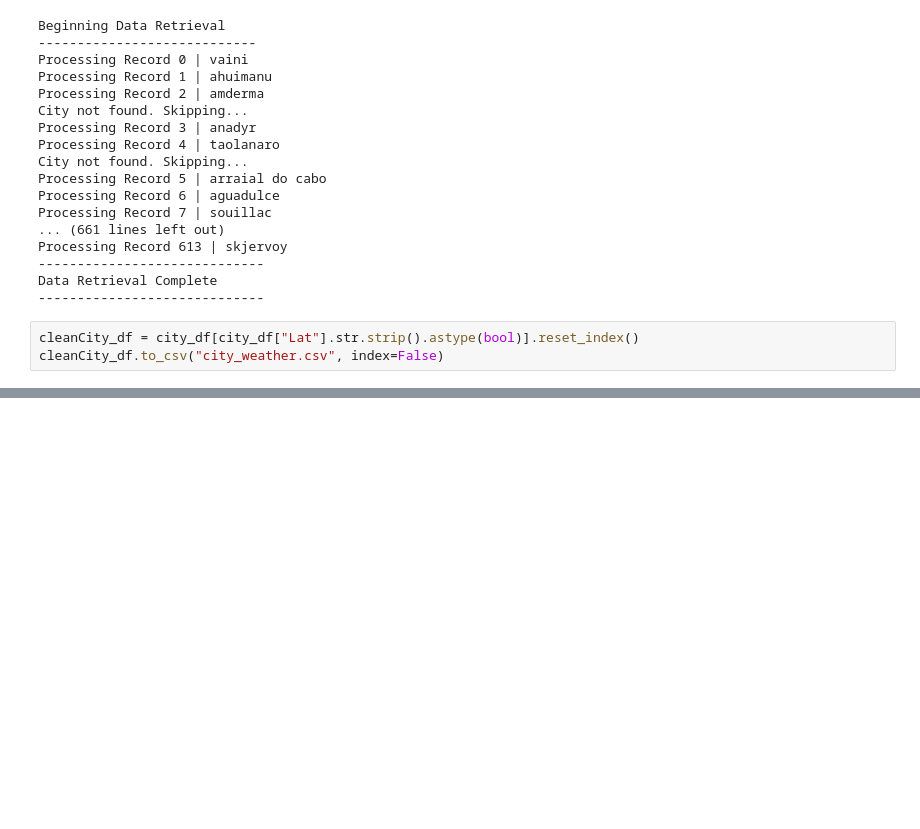
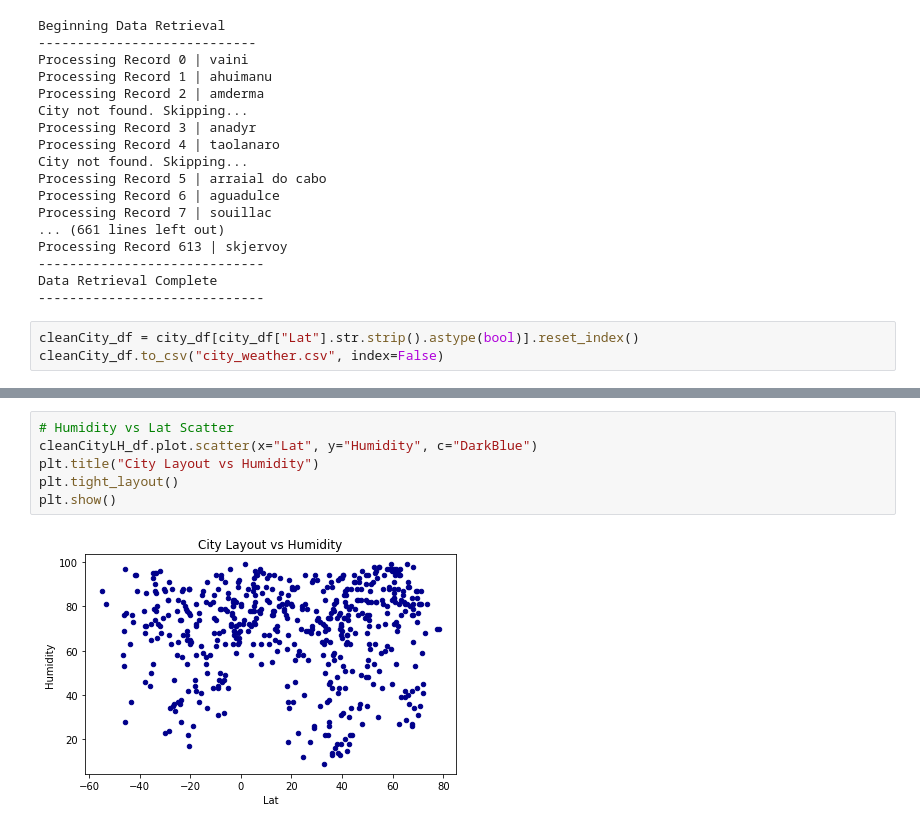
Before and after one commit to WayneJ2/python-api-challenge, a Jupyter notebook: WeatherPy/WeatherPyCode.ipynb, the cells around one changed output, grey strips where cells are left out. Drawn from its saved outputs; the diff is of its cells as text; blank space fills up the shorter version.

```diff
--- a/WeatherPy/WeatherPyCode.ipynb
+++ b/WeatherPy/WeatherPyCode.ipynb
@@ -134,0 +163,8 @@ KeyError: ('Lat', 'Lng')
+# %%
+# Humidity vs Lat Scatter
+cleanCityLH_df.plot.scatter(x="Lat", y="Humidity", c="DarkBlue")
+plt.title("City Layout vs Humidity")
+plt.tight_layout()
+plt.show()
+# %% [output]
+[figure, added]
```
Also changed, not shown: parts of 16 cells of this notebook.
